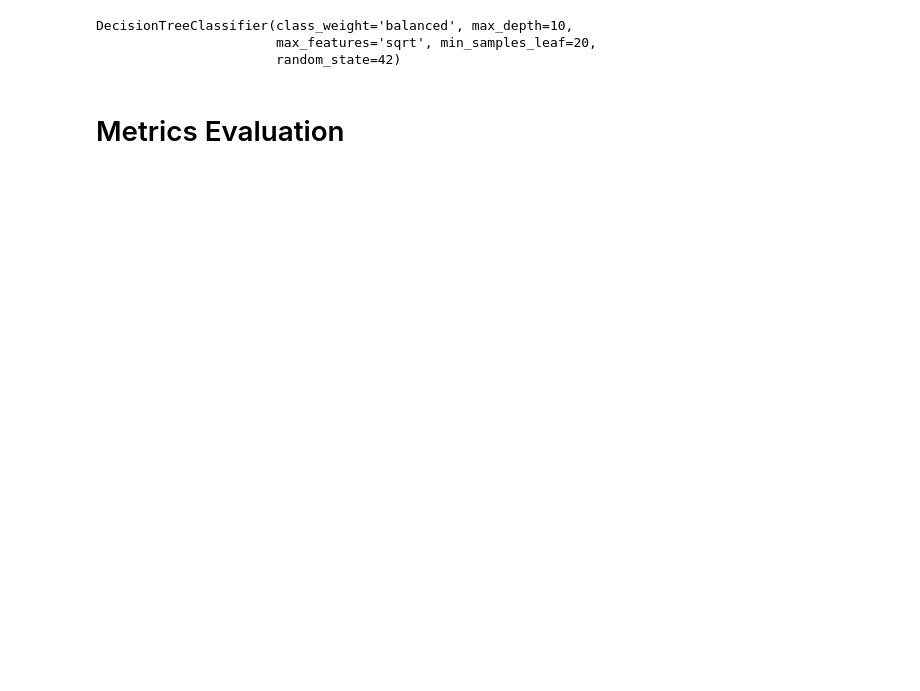
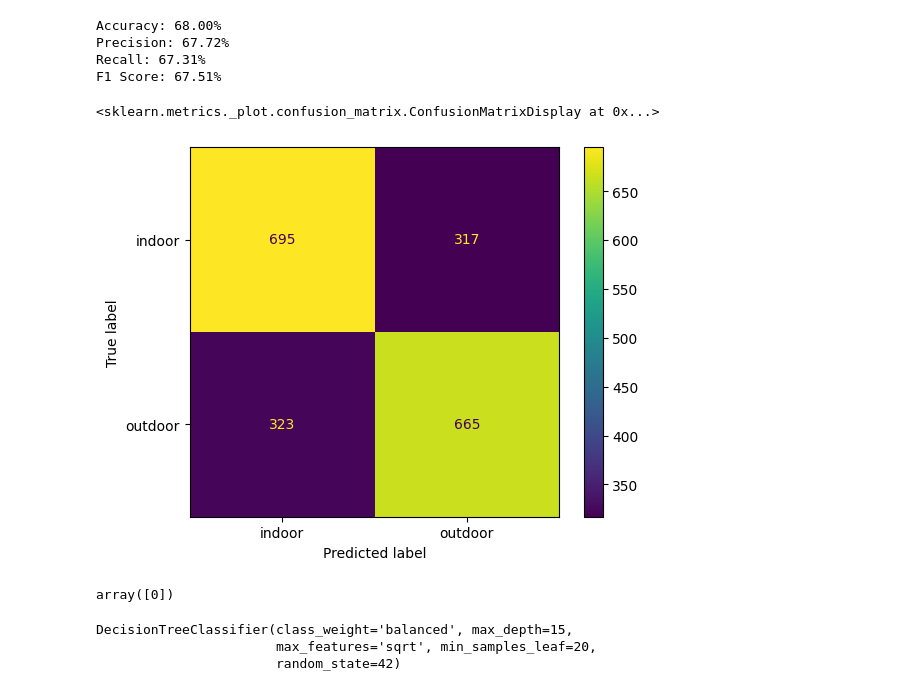
Before and after one commit to BhavyaPatel25/Museum-View-Detection, a Jupyter notebook: Decision Tree.ipynb, the cells around one changed output. Drawn from its saved outputs; the diff is of its cells as text; code cells hidden in the pictures; blank space fills up the shorter version.

```diff
--- a/Decision Tree.ipynb
+++ b/Decision Tree.ipynb
@@ -38,7 +114,31 @@ X_train, X_test, y_train, y_test = train_test_split(X, y, test_size=0.2, random_
+# %%
+y_pred = model_2.predict(X_test)
+
+accuracy = accuracy_score(y_test, y_pred)
+precision = precision_score(y_test,y_pred)
+recall = recall_score(y_test,y_pred)
+f1_score = f1_score(y_test,y_pred)
+
+print(f'Accuracy: {accuracy * 100:.2f}%')
+print(f'Precision: {precision * 100:.2f}%')
+print(f'Recall: {recall * 100:.2f}%')
+print(f'F1 Score: {f1_score * 100:.2f}%')
+ConfusionMatrixDisplay.from_predictions(y_test,y_pred,display_labels=['indoor','outdoor'])
+# %% [output]
+Accuracy: 68.00%
+Precision: 67.72%
+Recall: 67.31%
+F1 Score: 67.51%
+<sklearn.metrics._plot.confusion_matrix.ConfusionMatrixDisplay at 0x...>
+[figure, added]
+# %%
+model_2.predict(my_img.reshape(1,-1))
+# %% [output]
+array([0])
 # %%
-clf = DecisionTreeClassifier(
+model_3 = DecisionTreeClassifier(
     criterion='gini',
-    max_depth=10,
+    max_depth=15,
     splitter='best',
     min_samples_split=2,
     min_samples_leaf=20,
@@ -46,11 +146,9 @@ clf = DecisionTreeClassifier(
     max_features='sqrt',
     random_state=42
 )
-clf.fit(X_train, y_train)
+model_3.fit(X_train, y_train)
 # %% [output]
-DecisionTreeClassifier(class_weight='balanced', max_depth=10,
+DecisionTreeClassifier(class_weight='balanced', max_depth=15,
                        max_features='sqrt', min_samples_leaf=20,
                        random_state=42)
-# %% [markdown]
-# Metrics Evaluation
 # %%
```
Also changed, not shown: parts of 18 cells of this notebook, 1 other file.
